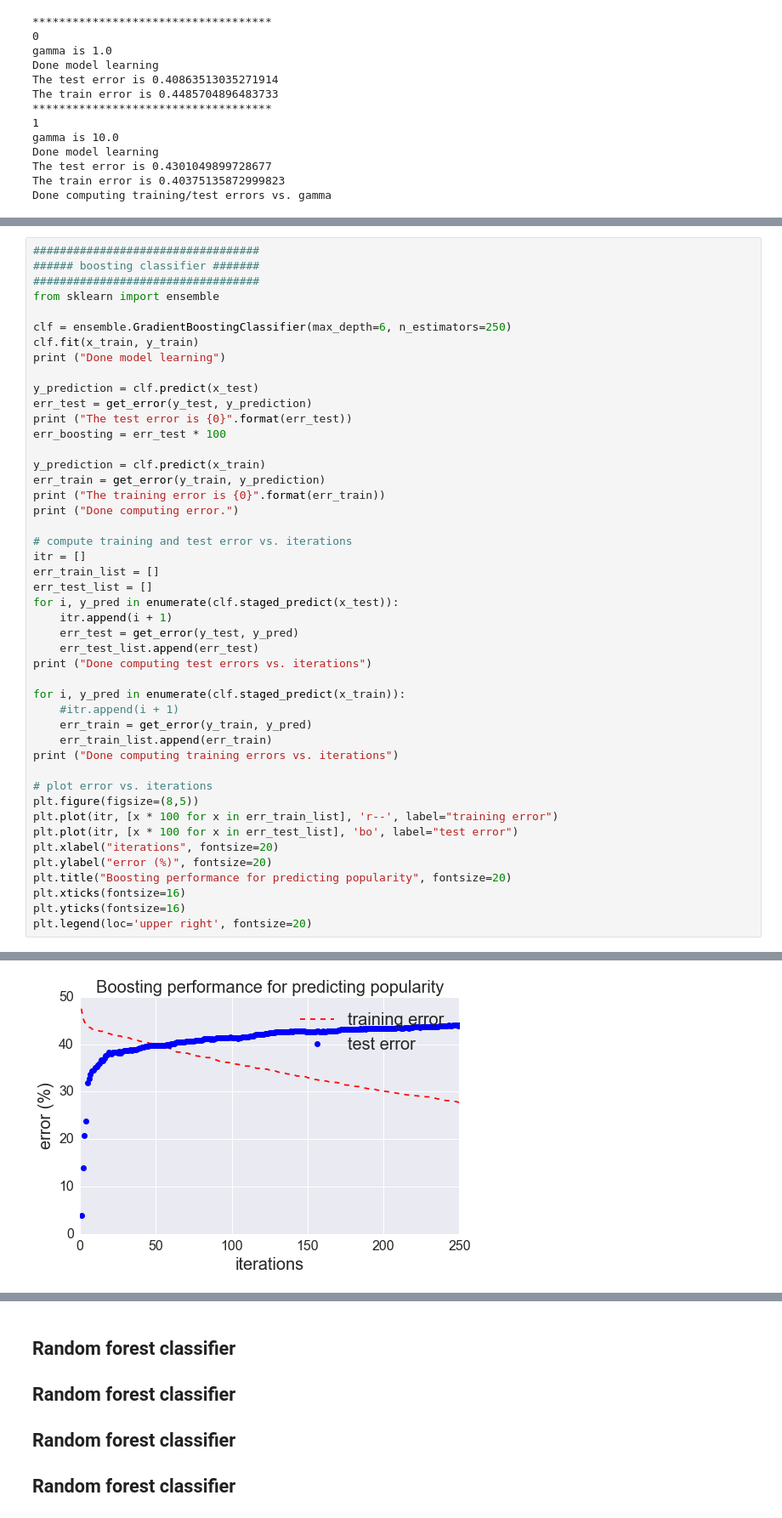
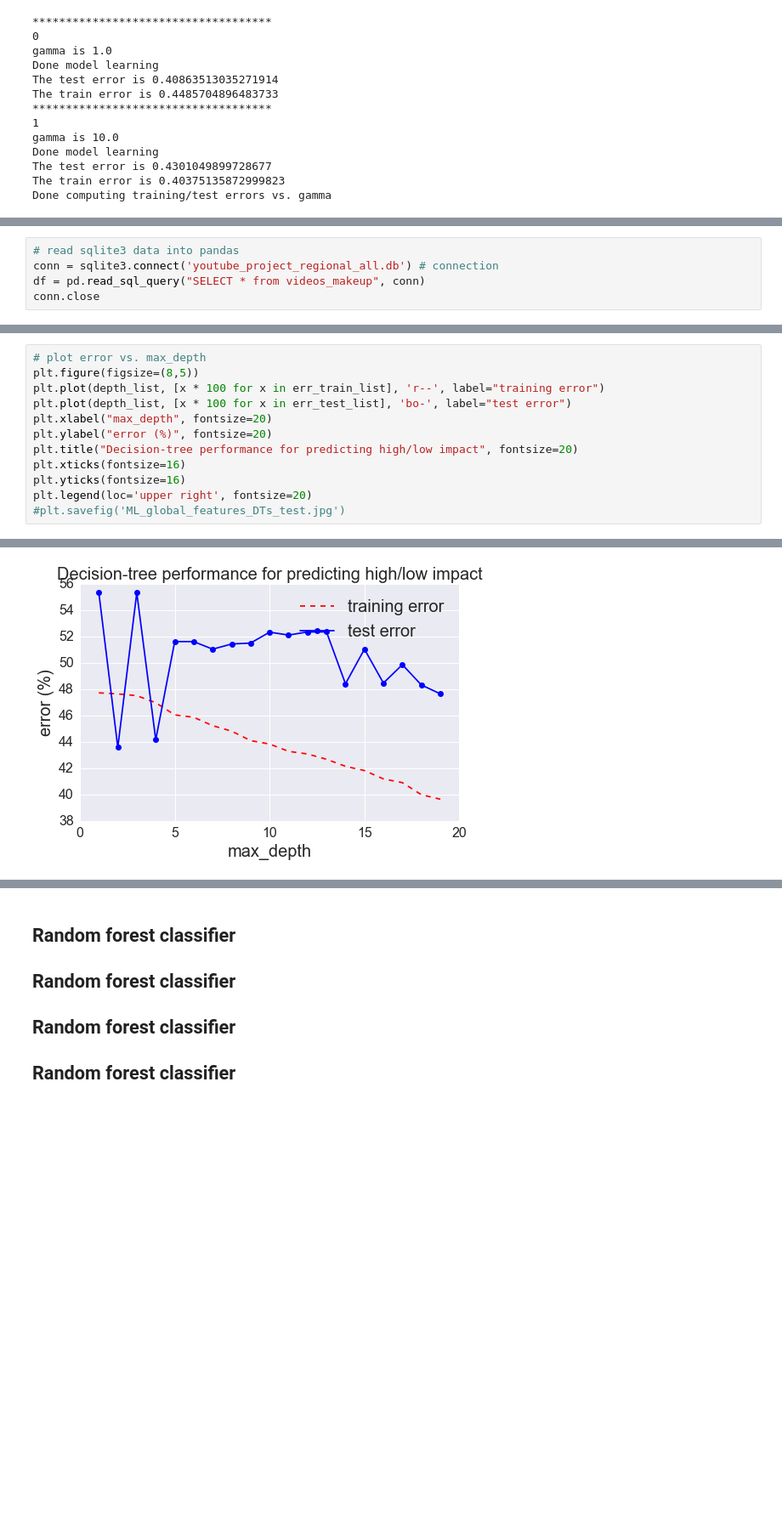
Before and after one commit to yaoliphy/insight-project, a Jupyter notebook: data_analysis_and_ML/youtube_data_analysis.ipynb, the cells around one changed output, grey strips where cells are left out. Shown at 85% size. Drawn from its saved outputs; the diff is of its cells as text; blank space fills up the shorter version.

```diff
--- a/data_analysis_and_ML/youtube_data_analysis.ipynb
+++ b/data_analysis_and_ML/youtube_data_analysis.ipynb
@@ -546,0 +505,5 @@ Done computing training/test errors vs. gamma
+# %%
+# read sqlite3 data into pandas
+conn = sqlite3.connect('youtube_project_regional_all.db') # connection
+df = pd.read_sql_query("SELECT * from videos_makeup", conn)
+conn.close
@@ -547,47 +676,13 @@ Done computing training/test errors vs. gamma
 # %%
-##################################
-###### boosting classifier #######
-##################################
-from sklearn import ensemble
-
-clf = ensemble.GradientBoostingClassifier(max_depth=6, n_estimators=250)
-clf.fit(x_train, y_train)
-print ("Done model learning")
-
-y_prediction = clf.predict(x_test)
-err_test = get_error(y_test, y_prediction)
-print ("The test error is {0}".format(err_test))
-err_boosting = err_test * 100
-
-y_prediction = clf.predict(x_train)
-err_train = get_error(y_train, y_prediction)
-print ("The training error is {0}".format(err_train))
-print ("Done computing error.")
-
-# compute training and test error vs. iterations
-itr = []
-err_train_list = []
-err_test_list = []
-for i, y_pred in enumerate(clf.staged_predict(x_test)):
-    itr.append(i + 1)
-    err_test = get_error(y_test, y_pred)
-    err_test_list.append(err_test)
-print ("Done computing test errors vs. iterations")
-
-for i, y_pred in enumerate(clf.staged_predict(x_train)):
-    #itr.append(i + 1)
-    err_train = get_error(y_train, y_pred)
-    err_train_list.append(err_train)
-print ("Done computing training errors vs. iterations")
-
-# plot error vs. iterations
+# plot error vs. max_depth
 plt.figure(figsize=(8,5))
-plt.plot(itr, [x * 100 for x in err_train_list], 'r--', label="training error")
-plt.plot(itr, [x * 100 for x in err_test_list], 'bo', label="test error")
-plt.xlabel("iterations", fontsize=20)
+plt.plot(depth_list, [x * 100 for x in err_train_list], 'r--', label="training error")
+plt.plot(depth_list, [x * 100 for x in err_test_list], 'bo-', label="test error")
+plt.xlabel("max_depth", fontsize=20)
 plt.ylabel("error (%)", fontsize=20)
-plt.title("Boosting performance for predicting popularity", fontsize=20)
+plt.title("Decision-tree performance for predicting high/low impact", fontsize=20)
 plt.xticks(fontsize=16)
 plt.yticks(fontsize=16)
 plt.legend(loc='upper right', fontsize=20)
+#plt.savefig('ML_global_features_DTs_test.jpg')
 # %% [output]
@@ -601 +690 @@ Done computing training errors vs. iterations
-[figure, old version]
+[figure, new version]
```
Also changed, not shown: parts of 36 cells of this notebook.
